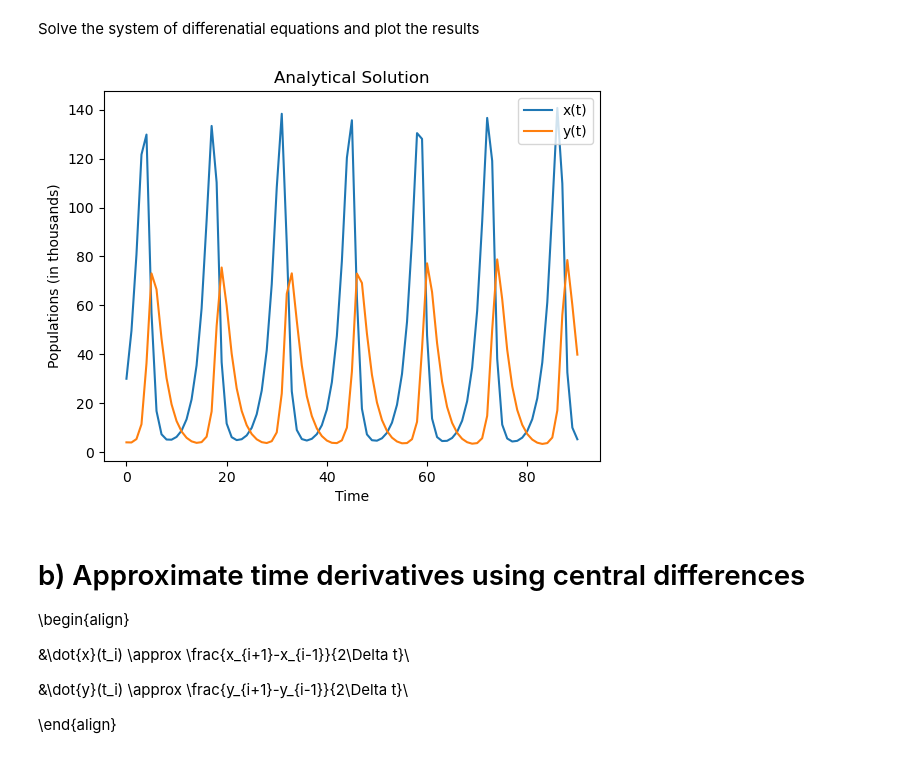
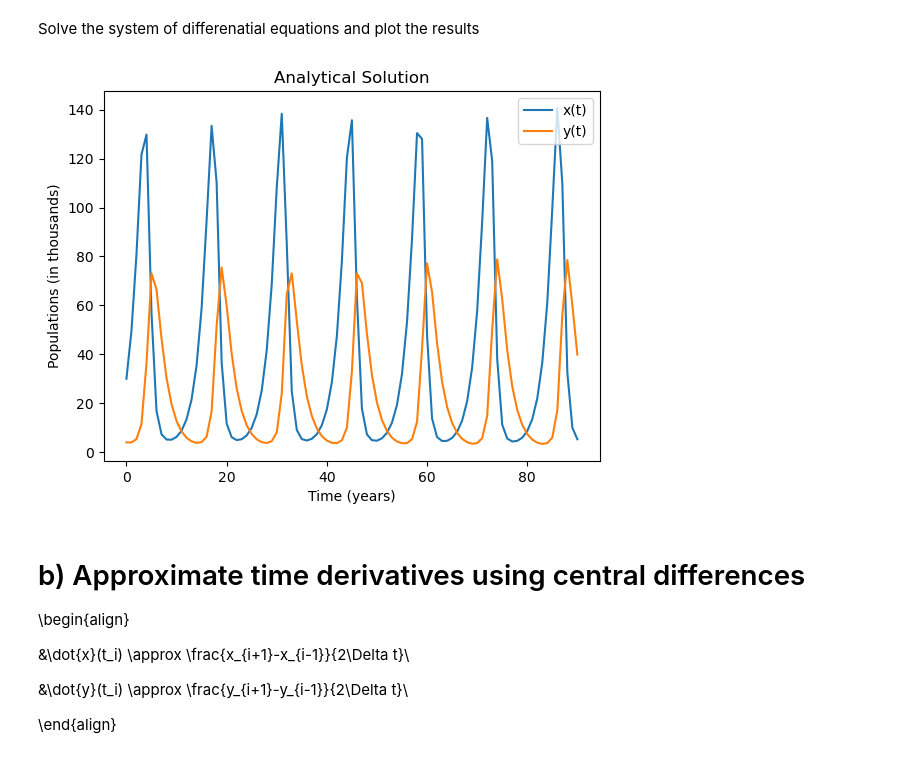
Before and after one commit to HannaKarwowska/Scientific-Machine-Learning-PSI-2026, a Jupyter notebook: Homework/My Homeworks 2/HW2_Hanna.ipynb, the cells around one changed output. Saved outputs shown, nothing was run; the diff lists cells and outputs as text; code cells hidden in the pictures.

```diff
--- a/Homework/My Homeworks 2/HW2_Hanna.ipynb
+++ b/Homework/My Homeworks 2/HW2_Hanna.ipynb
@@ -76,35 +76,35 @@ def populations_ODEs(t, v):
     dxdt = a*x - b*x*y
     dydt = d*x*y - g*y
 
     return np.array([dxdt, dydt], dtype=float)
 
 #Solving
 sol = solve_ivp(populations_ODEs, t_span, [x0, y0], t_eval=t_eval)
 
 #Accessing the data for later use
 t_tc=tc.from_numpy(sol.t).unsqueeze(1).float()
 x_tc=tc.from_numpy(sol.y[0]).unsqueeze(1).float()
 y_tc=tc.from_numpy(sol.y[1]).unsqueeze(1).float()
 
 #Accesing the data for plot
 x_data = sol.y[0]
 y_data = sol.y[1]
 
 
 # Plot
 fig, ax = plt.subplots()
 ax.plot(t_eval, x_data, label="x(t)")
 ax.plot(t_eval, y_data, label="y(t)")
 
 ax.set_title("Analytical Solution")
-ax.set_xlabel("Time")
+ax.set_xlabel("Time (years)")
 ax.set_ylabel("Populations (in thousands)")
 ax.legend()
 
 fig.savefig("analytical_solution.png")
 plt.show()
 # %% [output]
-[figure, old version]
+[figure, new version]
 # %% [markdown]
 # b) Approximate time derivatives using central differences
 
```
Also changed, not shown: parts of 3 cells of this notebook, 2 other files.
